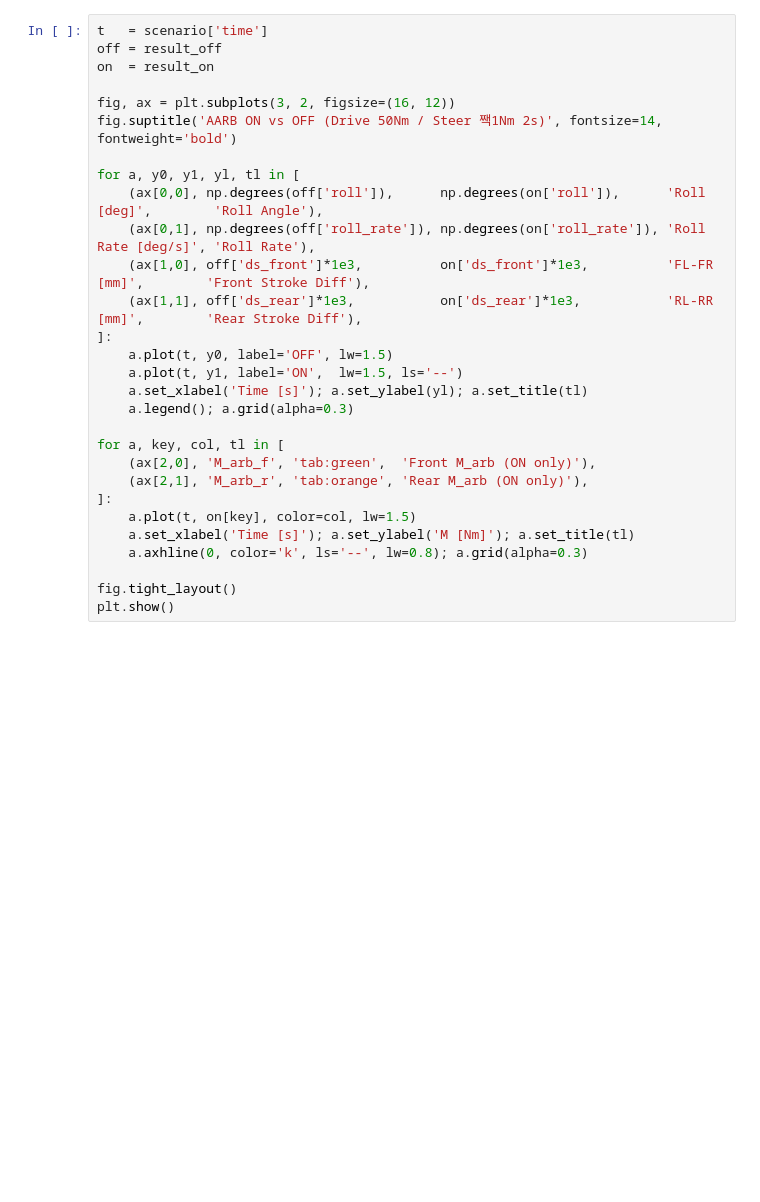
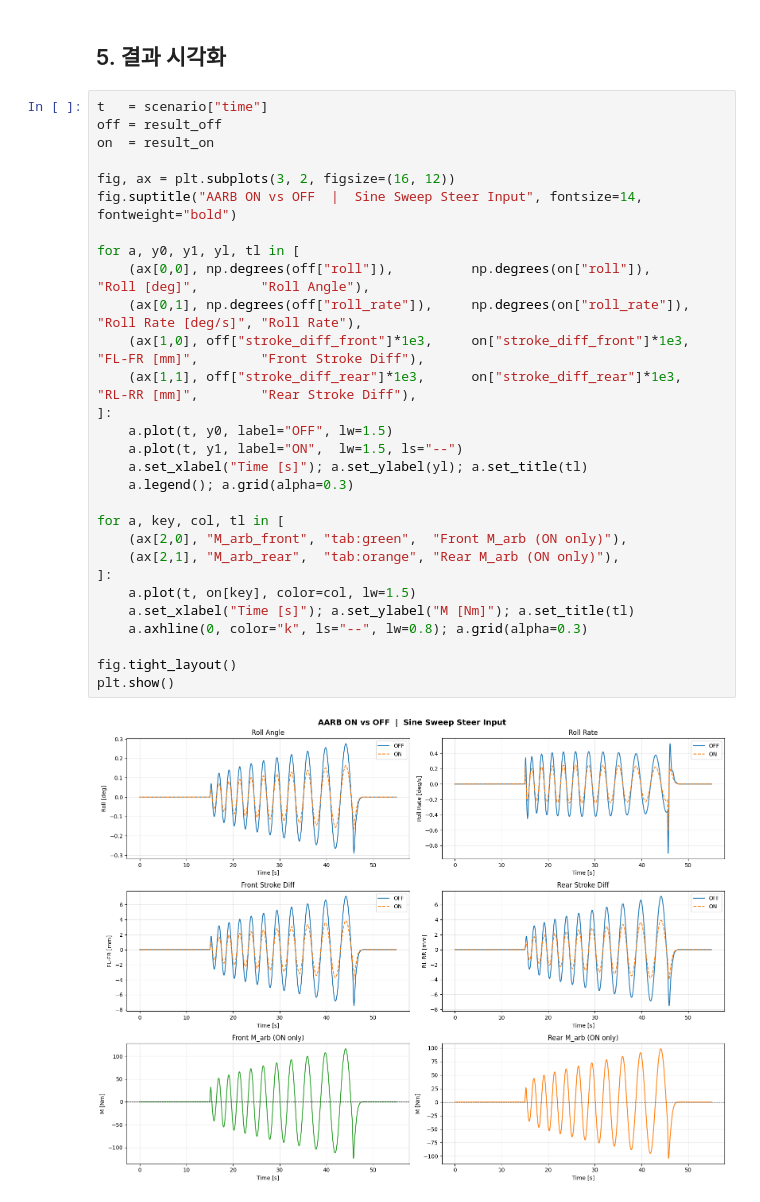
Before and after one commit to sturgeon03/E-Corner_Dynamic_Model, a Jupyter notebook: vehicle_sim/controllers/test_debug/aarb_comparison.ipynb, the cells around one changed output. Saved outputs shown, nothing was run; the diff lists cells and outputs as text; blank space fills up the shorter version.

```diff
--- a/vehicle_sim/controllers/test_debug/aarb_comparison.ipynb
+++ b/vehicle_sim/controllers/test_debug/aarb_comparison.ipynb
@@ -72,29 +125,33 @@ AttributeError: 'dict' object has no attribute 'apply_initial_conditions'
+# %% [markdown]
+## 5. 결과 시각화
 # %%
-t   = scenario['time']
+t   = scenario["time"]
 off = result_off
 on  = result_on
 
 fig, ax = plt.subplots(3, 2, figsize=(16, 12))
-fig.suptitle('AARB ON vs OFF (Drive 50Nm / Steer 짹1Nm 2s)', fontsize=14, fontweight='bold')
+fig.suptitle("AARB ON vs OFF  |  Sine Sweep Steer Input", fontsize=14, fontweight="bold")
 
 for a, y0, y1, yl, tl in [
-    (ax[0,0], np.degrees(off['roll']),      np.degrees(on['roll']),      'Roll [deg]',        'Roll Angle'),
-    (ax[0,1], np.degrees(off['roll_rate']), np.degrees(on['roll_rate']), 'Roll Rate [deg/s]', 'Roll Rate'),
-    (ax[1,0], off['ds_front']*1e3,          on['ds_front']*1e3,          'FL-FR [mm]',        'Front Stroke Diff'),
-    (ax[1,1], off['ds_rear']*1e3,           on['ds_rear']*1e3,           'RL-RR [mm]',        'Rear Stroke Diff'),
+    (ax[0,0], np.degrees(off["roll"]),          np.degrees(on["roll"]),          "Roll [deg]",        "Roll Angle"),
+    (ax[0,1], np.degrees(off["roll_rate"]),     np.degrees(on["roll_rate"]),     "Roll Rate [deg/s]", "Roll Rate"),
+    (ax[1,0], off["stroke_diff_front"]*1e3,     on["stroke_diff_front"]*1e3,     "FL-FR [mm]",        "Front Stroke Diff"),
+    (ax[1,1], off["stroke_diff_rear"]*1e3,      on["stroke_diff_rear"]*1e3,      "RL-RR [mm]",        "Rear Stroke Diff"),
 ]:
-    a.plot(t, y0, label='OFF', lw=1.5)
-    a.plot(t, y1, label='ON',  lw=1.5, ls='--')
-    a.set_xlabel('Time [s]'); a.set_ylabel(yl); a.set_title(tl)
+    a.plot(t, y0, label="OFF", lw=1.5)
+    a.plot(t, y1, label="ON",  lw=1.5, ls="--")
+    a.set_xlabel("Time [s]"); a.set_ylabel(yl); a.set_title(tl)
     a.legend(); a.grid(alpha=0.3)
 
 for a, key, col, tl in [
-    (ax[2,0], 'M_arb_f', 'tab:green',  'Front M_arb (ON only)'),
-    (ax[2,1], 'M_arb_r', 'tab:orange', 'Rear M_arb (ON only)'),
+    (ax[2,0], "M_arb_front", "tab:green",  "Front M_arb (ON only)"),
+    (ax[2,1], "M_arb_rear",  "tab:orange", "Rear M_arb (ON only)"),
 ]:
     a.plot(t, on[key], color=col, lw=1.5)
-    a.set_xlabel('Time [s]'); a.set_ylabel('M [Nm]'); a.set_title(tl)
-    a.axhline(0, color='k', ls='--', lw=0.8); a.grid(alpha=0.3)
+    a.set_xlabel("Time [s]"); a.set_ylabel("M [Nm]"); a.set_title(tl)
+    a.axhline(0, color="k", ls="--", lw=0.8); a.grid(alpha=0.3)
 
 fig.tight_layout()
 plt.show()
+# %% [output]
+[figure, added]
```
Also changed, not shown: parts of 12 cells of this notebook.
